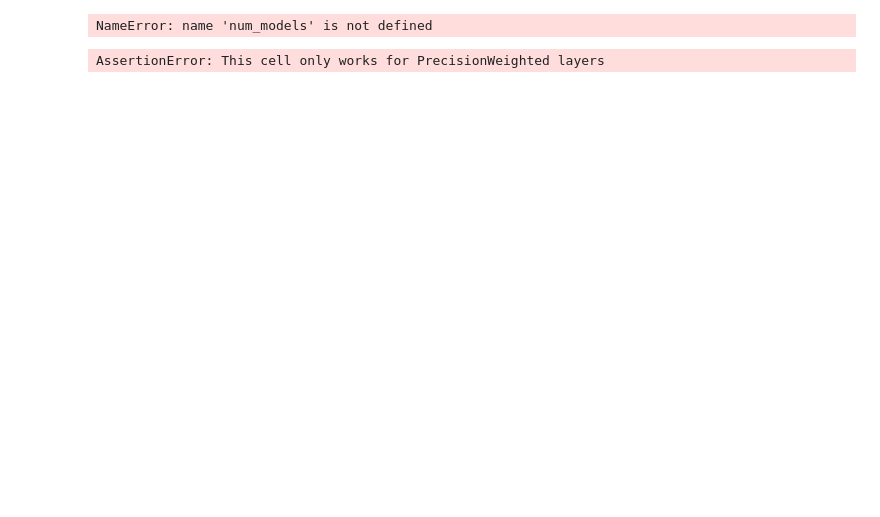
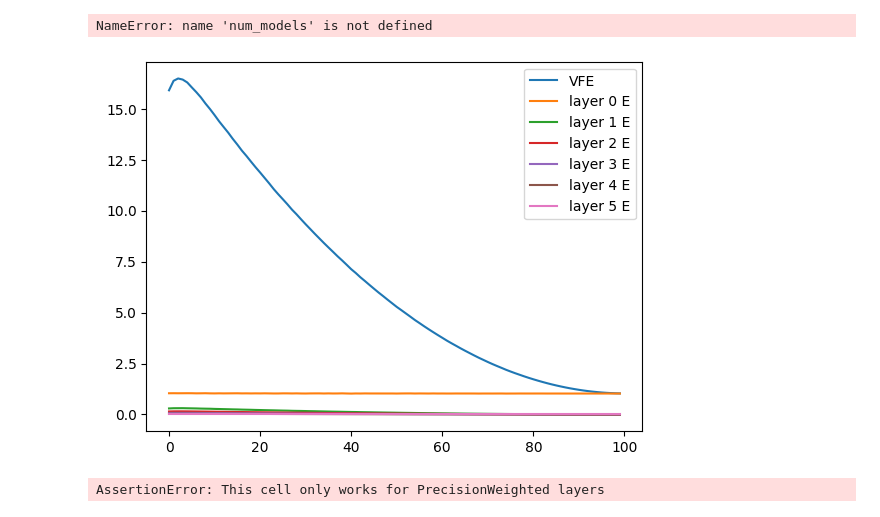
Before and after one commit to joeagriffith/pclib, a Jupyter notebook: examples/mnist/mnist_pcconv.ipynb, the cells around one changed output. Drawn from its saved outputs; the diff is of its cells as text; code cells hidden in the pictures; blank space fills up the shorter version.

```diff
--- a/examples/mnist/mnist_pcconv.ipynb
+++ b/examples/mnist/mnist_pcconv.ipynb
@@ -206,10 +224,13 @@ NameError: name 'num_models' is not defined
 # %%
 from pclib.utils.functional import format_y
 train_loader = torch.utils.data.DataLoader(train_dataset, batch_size=512, shuffle=True)
 images, y = next(iter(train_loader))
+x = images
 y = format_y(y, 10)
 
-_, state = model(images, y=y)
+track_vfe(model, x, y, 100, plot_Es=True)
+# %% [output]
+[figure, added]
 # %%
 assert isinstance(model.layers[0], PrecisionWeighted), "This cell only works for PrecisionWeighted layers"
 # show diag of weight_var matrix as 28x28 image for layer 0
```
Also changed, not shown: parts of 6 cells of this notebook, 6 other files.
